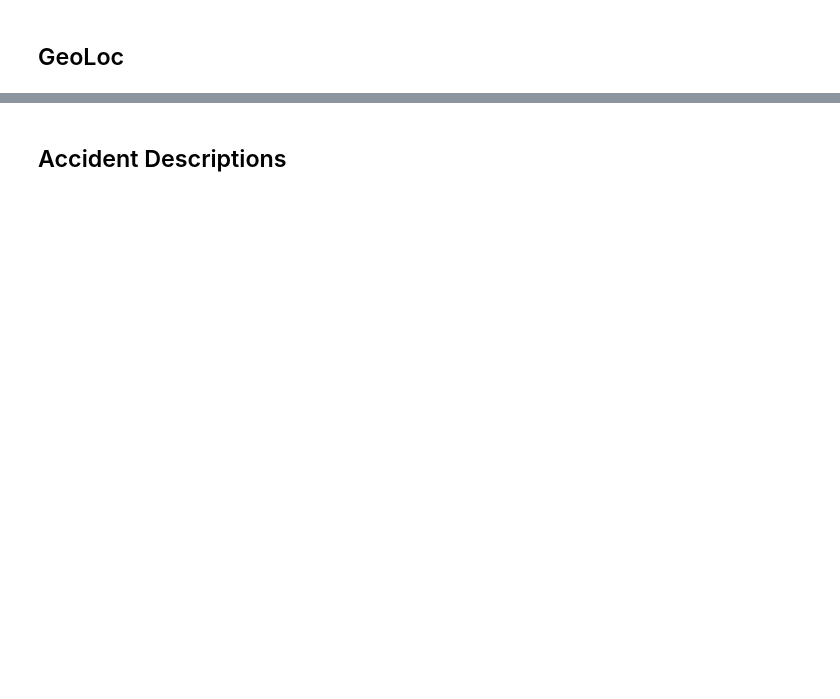
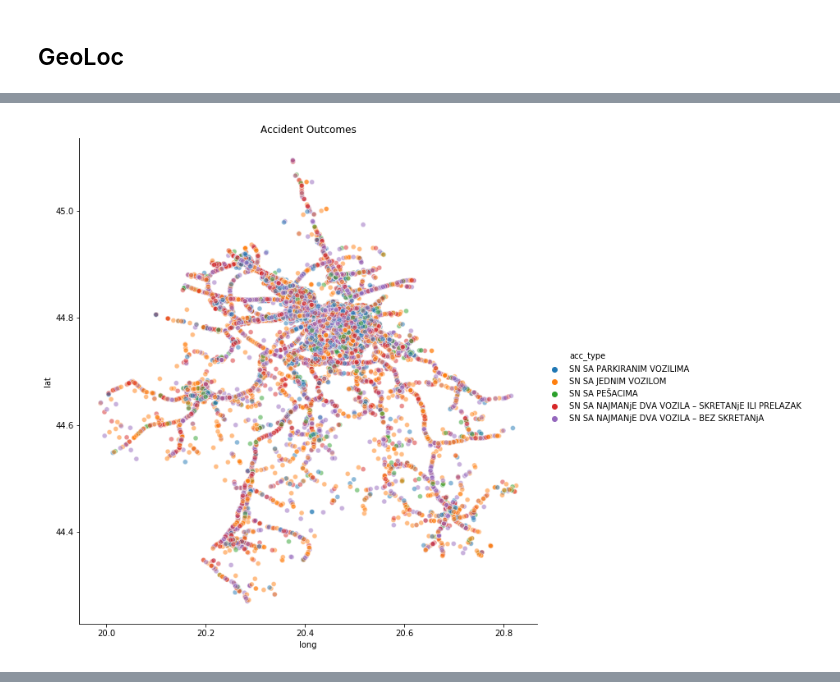
Before and after one commit to BrunnoRicci/traffic-accidents-belgrade, a Jupyter notebook: eda-traffic-belgrade.ipynb, the cells around one changed output, grey strips where cells are left out. Drawn from its saved outputs; the diff is of its cells as text; code cells hidden in the pictures; blank space fills up the shorter version.

```diff
--- a/eda-traffic-belgrade.ipynb
+++ b/eda-traffic-belgrade.ipynb
@@ -247,3 +254,11 @@ plt.title("All Accident Outcomes");
+# %%
+sns.relplot(x="long", y="lat", hue="acc_type",
+            sizes=(5, 5), alpha=.5,
+            height=ph, data=df);
+
+plt.title("Accident Outcomes");
+# %% [output]
+[figure, added]
 # %%
 from gmplot import gmplot
 
@@ -263,4 +278,2 @@ IFrame(src=hm_output,width=700, height=600)
 # %% [output]
 [interactive output not drawn]
-# %% [markdown]
-## Accident Descriptions
```
Also changed, not shown: parts of 16 cells of this notebook, 3 other files.
